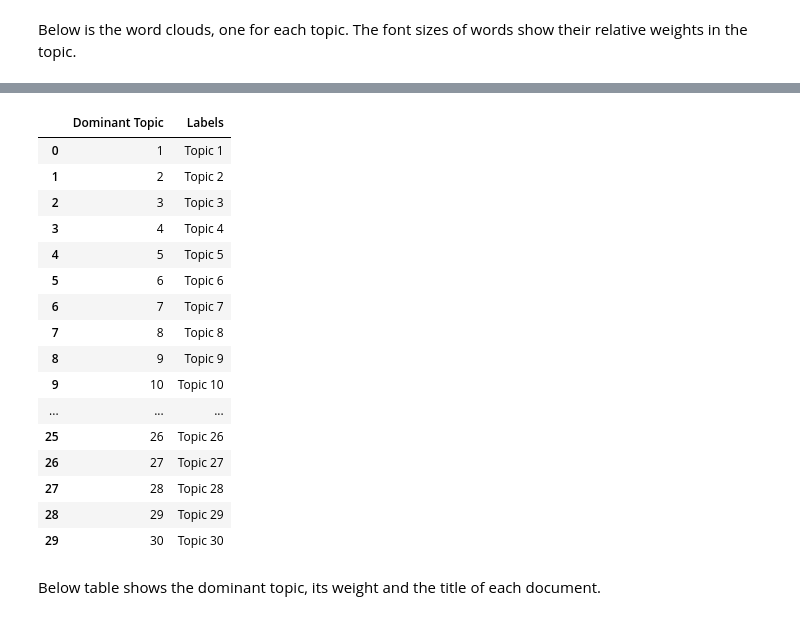
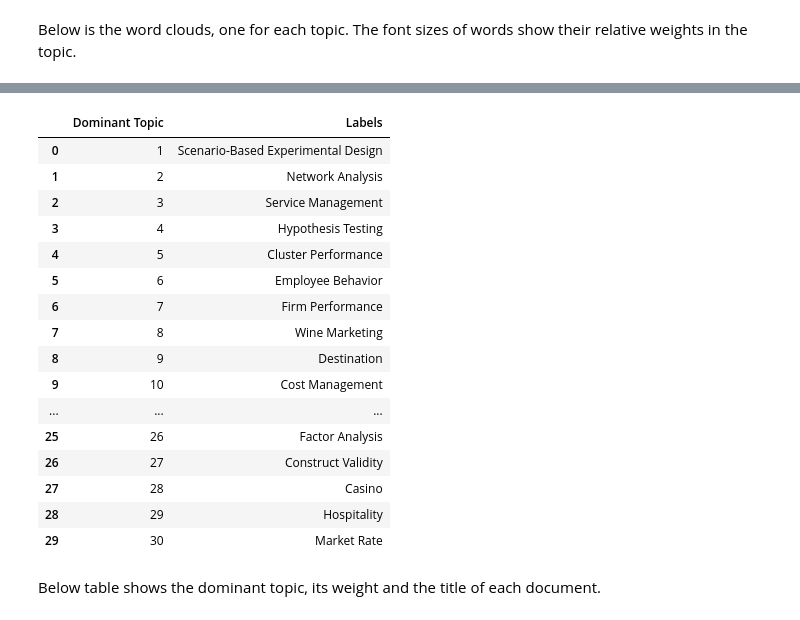
Before and after one commit to kurtsenol/machine-learning, a Jupyter notebook: TopicModeling/Methodology/Model_30_no_freq.ipynb, the cells around one changed output, grey strips where cells are left out. Cells and saved outputs as stored; diff of their text form; code cells hidden in the pictures.

```diff
--- a/TopicModeling/Methodology/Model_30_no_freq.ipynb
+++ b/TopicModeling/Methodology/Model_30_no_freq.ipynb
@@ -233,0 +244,4 @@ plt.show()
+# %%
+import docx2txt
+topics = docx2txt.process("/content/drive/MyDrive/Colab Notebooks/TopicModeling/Methodology/Topics.docx")
+print(topics)
@@ -233,0 +270,4 @@ plt.show()
+# %%
+import re
+topic_list = re.split(r"Topic \d{1,2}:", topics)
+topic_list
@@ -233,0 +292,2 @@ plt.show()
+# %%
+topic_list= topic_list[1:]
@@ -233,0 +298,3 @@ plt.show()
+# %%
+topic_list = [t.strip() for t in topic_list]
+topic_list
@@ -249,26 +334,26 @@ plt.show()
 # vis_data = gensimvis.prepare(new_lda, corpus, id2word, sort_topics=False, n_jobs=1)
 # pyLDAvis.display(vis_data)
 # %%
-labels = pd.DataFrame({"Dominant Topic":list(range(1,31)), "Labels":["Topic "+str(i) for i in range(1,31)]})
+labels = pd.DataFrame({"Dominant Topic":list(range(1,31)), "Labels":topic_list})
 labels
 # %% [output]
 |  | Dominant Topic | Labels |
-| 0 | 1 | Topic 1 |
-| 1 | 2 | Topic 2 |
-| 2 | 3 | Topic 3 |
-| 3 | 4 | Topic 4 |
-| 4 | 5 | Topic 5 |
-| 5 | 6 | Topic 6 |
-| 6 | 7 | Topic 7 |
-| 7 | 8 | Topic 8 |
-| 8 | 9 | Topic 9 |
-| 9 | 10 | Topic 10 |
+| 0 | 1 | Scenario-Based Experimental Design |
+| 1 | 2 | Network Analysis |
+| 2 | 3 | Service Management |
+| 3 | 4 | Hypothesis Testing |
+| 4 | 5 | Cluster Performance |
+| 5 | 6 | Employee Behavior |
+| 6 | 7 | Firm Performance |
+| 7 | 8 | Wine Marketing |
+| 8 | 9 | Destination |
+| 9 | 10 | Cost Management |
 | ... | ... | ... |
-| 25 | 26 | Topic 26 |
-| 26 | 27 | Topic 27 |
-| 27 | 28 | Topic 28 |
-| 28 | 29 | Topic 29 |
-| 29 | 30 | Topic 30 |
+| 25 | 26 | Factor Analysis |
+| 26 | 27 | Construct Validity |
+| 27 | 28 | Casino |
+| 28 | 29 | Hospitality |
+| 29 | 30 | Market Rate |
 # %%
 corpus_topic_df = pd.DataFrame()
 
```
Also changed, not shown: parts of 25 cells of this notebook.
